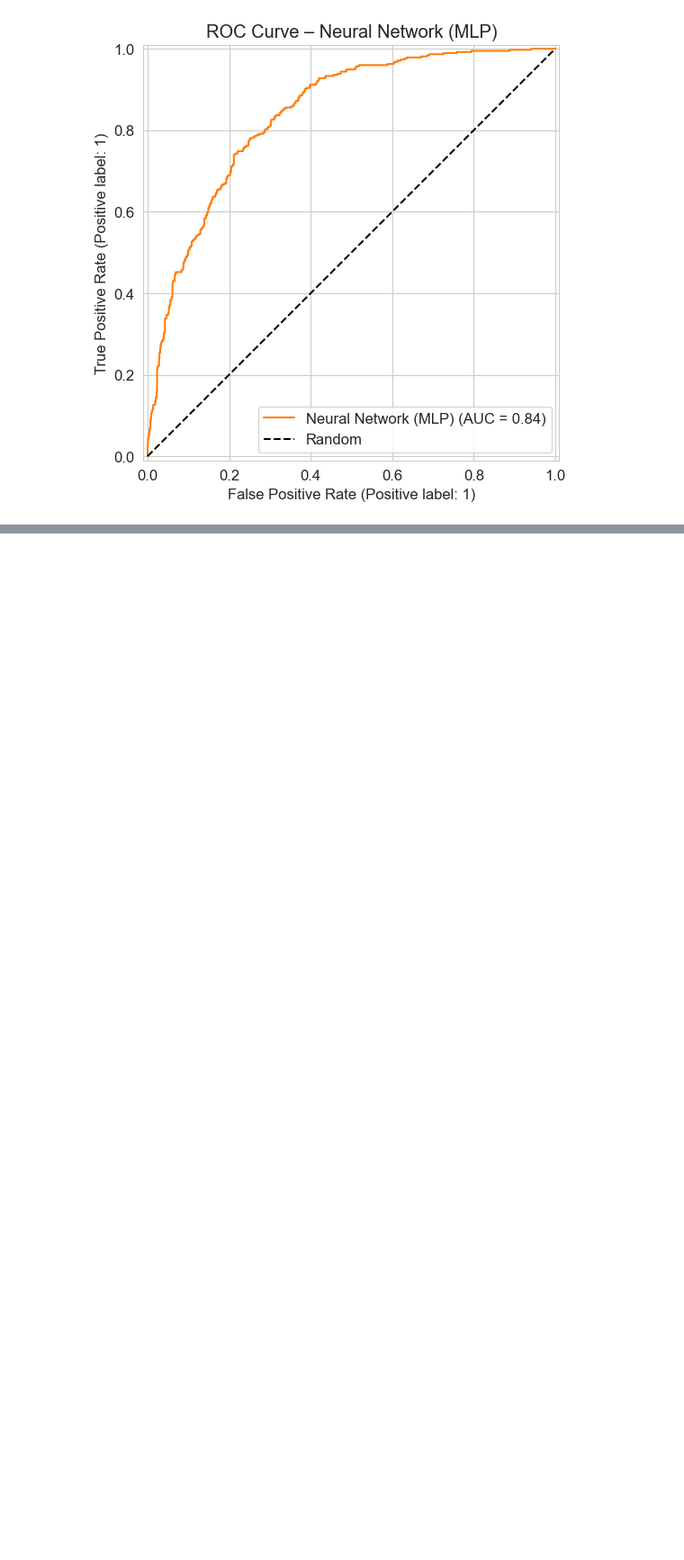
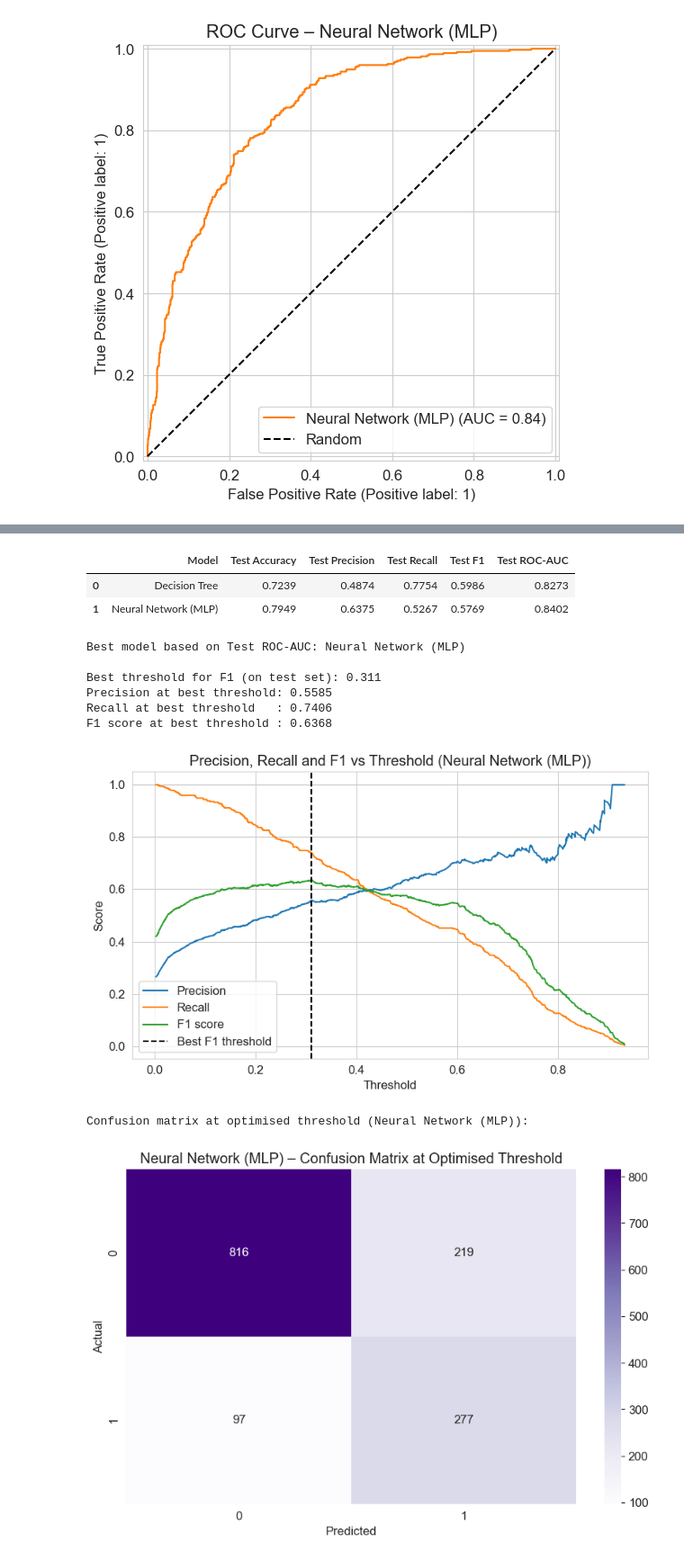
Before and after one commit to Pudamya/CM2604_ML_CW_2425595, a Jupyter notebook: Neural_Network_&_Decision_Tree.ipynb, the cells around one changed output, grey strips where cells are left out. Shown: that part at 90% size. Saved outputs shown, nothing was run; the diff lists cells and outputs as text; code cells hidden in the pictures; blank space fills up the shorter version.

```diff
--- a/Neural_Network_&_Decision_Tree.ipynb
+++ b/Neural_Network_&_Decision_Tree.ipynb
@@ -334,0 +358,79 @@ plt.show()
+# %%
+# Metrics Comparison Table
+comparison_df = pd.DataFrame({
+    "Model": ["Decision Tree", "Neural Network (MLP)"],
+    "Test Accuracy": [dt_metrics["Test_accuracy"], mlp_metrics["Test_accuracy"]],
+    "Test Precision": [dt_metrics["Test_precision"], mlp_metrics["Test_precision"]],
+    "Test Recall": [dt_metrics["Test_recall"], mlp_metrics["Test_recall"]],
+    "Test F1": [dt_metrics["Test_f1"], mlp_metrics["Test_f1"]],
+    "Test ROC-AUC": [dt_metrics["Test_roc_auc"], mlp_metrics["Test_roc_auc"]],
+})
+
+display(comparison_df.round(4))
+# %% [output]
+|  | Model | Test Accuracy | Test Precision | Test Recall | Test F1 | Test ROC-AUC |
+| 0 | Decision Tree | 0.7239 | 0.4874 | 0.7754 | 0.5986 | 0.8273 |
+| 1 | Neural Network (MLP) | 0.7949 | 0.6375 | 0.5267 | 0.5769 | 0.8402 |
+# %%
+# Identify the best model based on Test ROC-AUC
+best_idx = comparison_df["Test ROC-AUC"].idxmax()
+best_model_name = comparison_df.loc[best_idx, "Model"]
+
+print(f"Best model based on Test ROC-AUC: {best_model_name}")
+
+if best_model_name == "Decision Tree":
+    y_scores = dt_test_proba
+elif best_model_name == "Neural Network (MLP)":
+    y_scores = mlp_test_proba
+else:
+    raise ValueError("Unexpected model name in comparison_df.")
+
+# Compute precision–recall curve
+precisions, recalls, thresholds = precision_recall_curve(y_test, y_scores)
+
+# Compute F1 for each threshold (ignore the last precision/recall point with no threshold)
+f1_scores = 2 * (precisions[:-1] * recalls[:-1]) / (precisions[:-1] + recalls[:-1] + 1e-8)
+best_thresh_idx = np.argmax(f1_scores)
+best_threshold = thresholds[best_thresh_idx]
+
+print(f"\nBest threshold for F1 (on test set): {best_threshold:.3f}")
+print(f"Precision at best threshold: {precisions[best_thresh_idx]:.4f}")
+print(f"Recall at best threshold   : {recalls[best_thresh_idx]:.4f}")
+print(f"F1 score at best threshold : {f1_scores[best_thresh_idx]:.4f}")
+
+# Plot Precision-Recall vs threshold
+plt.figure(figsize=(8, 5))
+plt.plot(thresholds, precisions[:-1], label="Precision")
+plt.plot(thresholds, recalls[:-1], label="Recall")
+plt.plot(thresholds, f1_scores, label="F1 score")
+plt.axvline(best_threshold, color="k", linestyle="--", label="Best F1 threshold")
+plt.xlabel("Threshold")
+plt.ylabel("Score")
+plt.title(f"Precision, Recall and F1 vs Threshold ({best_model_name})")
+plt.legend()
+plt.tight_layout()
+plt.show()
+
+# Build hard predictions using the optimised threshold
+y_pred_opt = (y_scores >= best_threshold).astype(int)
+
+print(f"\nConfusion matrix at optimised threshold ({best_model_name}):")
+cm_opt = confusion_matrix(y_test, y_pred_opt)
+sns.heatmap(cm_opt, annot=True, fmt="d", cmap="Purples")
+plt.title(f"{best_model_name} – Confusion Matrix at Optimised Threshold")
+plt.xlabel("Predicted")
+plt.ylabel("Actual")
+plt.show()
+
+print("\nClassification report at optimised threshold:")
+print(classification_report(y_test, y_pred_opt, digits=4))
+# %% [output]
+Best model based on Test ROC-AUC: Neural Network (MLP)
+
+Best threshold for F1 (on test set): 0.311
+Precision at best threshold: 0.5585
+Recall at best threshold   : 0.7406
+F1 score at best threshold : 0.6368
+[figure, added]
+Confusion matrix at optimised threshold (Neural Network (MLP)):
+[figure, added]
```
Also changed, not shown: parts of 3 cells of this notebook.
